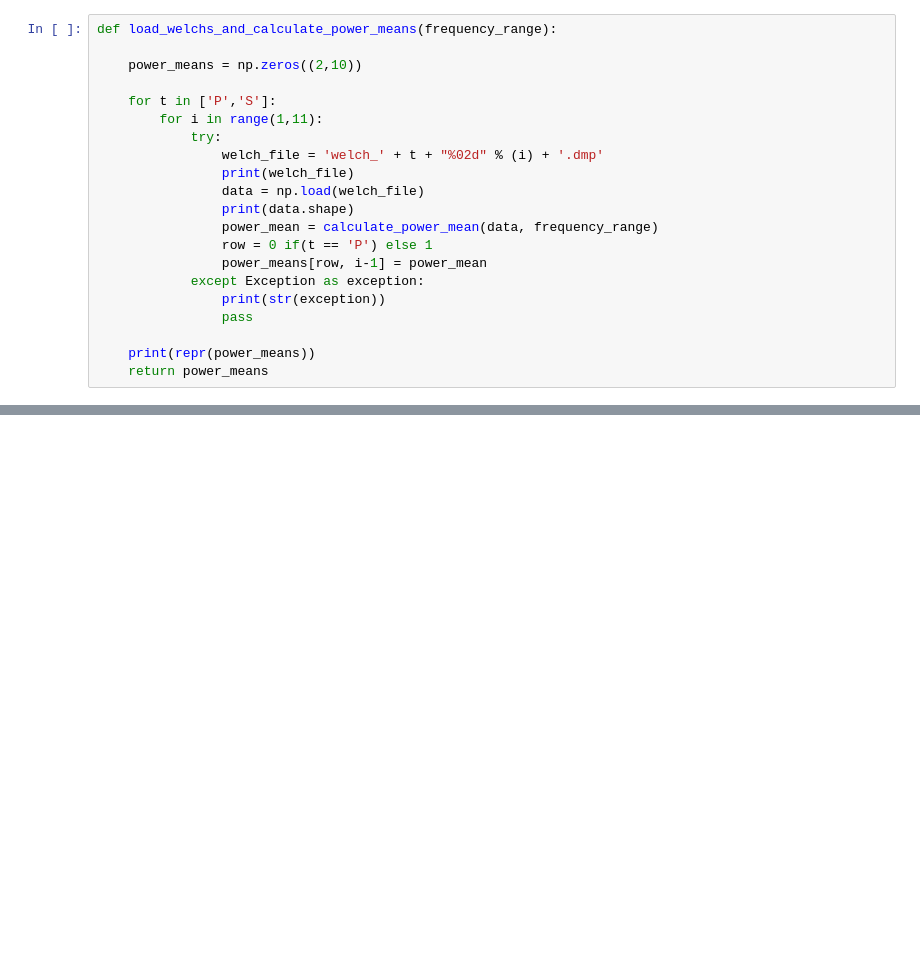
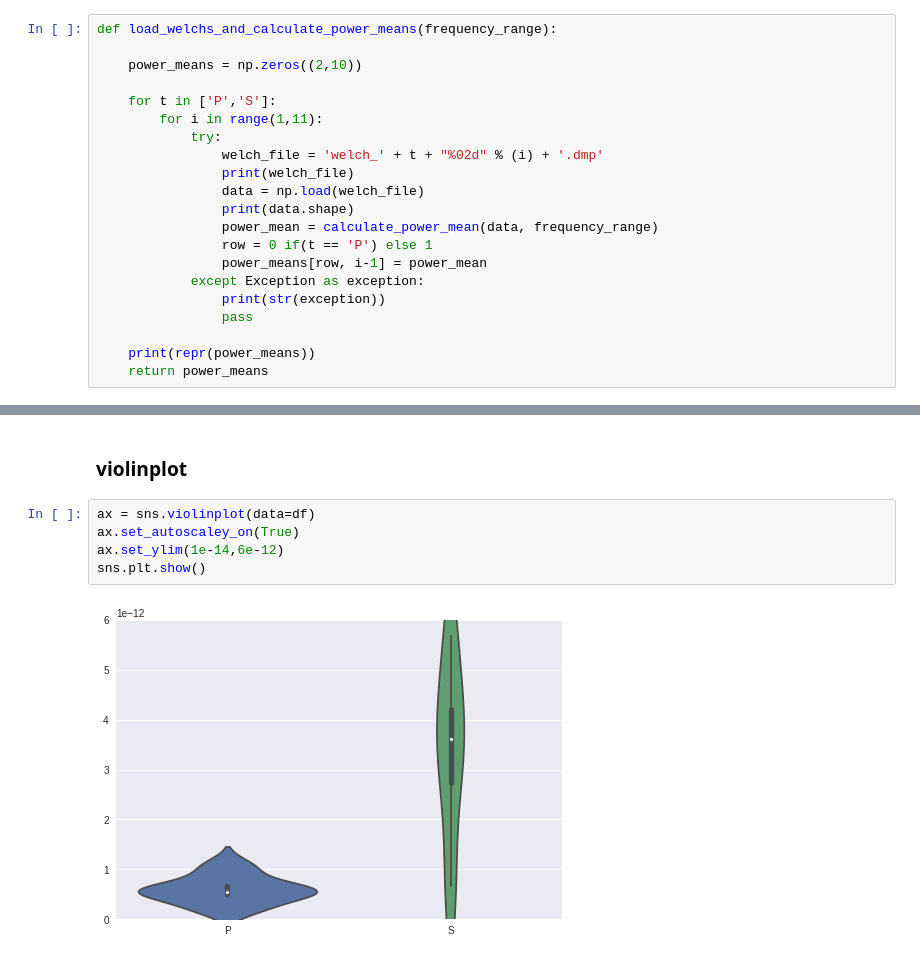
Before and after one commit to MascittiJA/CienciaDatos, a Jupyter notebook: TP2/ejercicio-1-c.ipynb, the cells around one changed output, grey strips where cells are left out. Cells and saved outputs as stored; diff of their text form; blank space fills up the shorter version.

```diff
--- a/TP2/ejercicio-1-c.ipynb
+++ b/TP2/ejercicio-1-c.ipynb
@@ -107,0 +115,9 @@ welch_P06.dmp
+# %% [markdown]
+### violinplot
+# %%
+ax = sns.violinplot(data=df)
+ax.set_autoscaley_on(True)
+ax.set_ylim(1e-14,6e-12)
+sns.plt.show()
+# %% [output]
+[figure, added]
```
Also changed, not shown: parts of 19 cells of this notebook.
